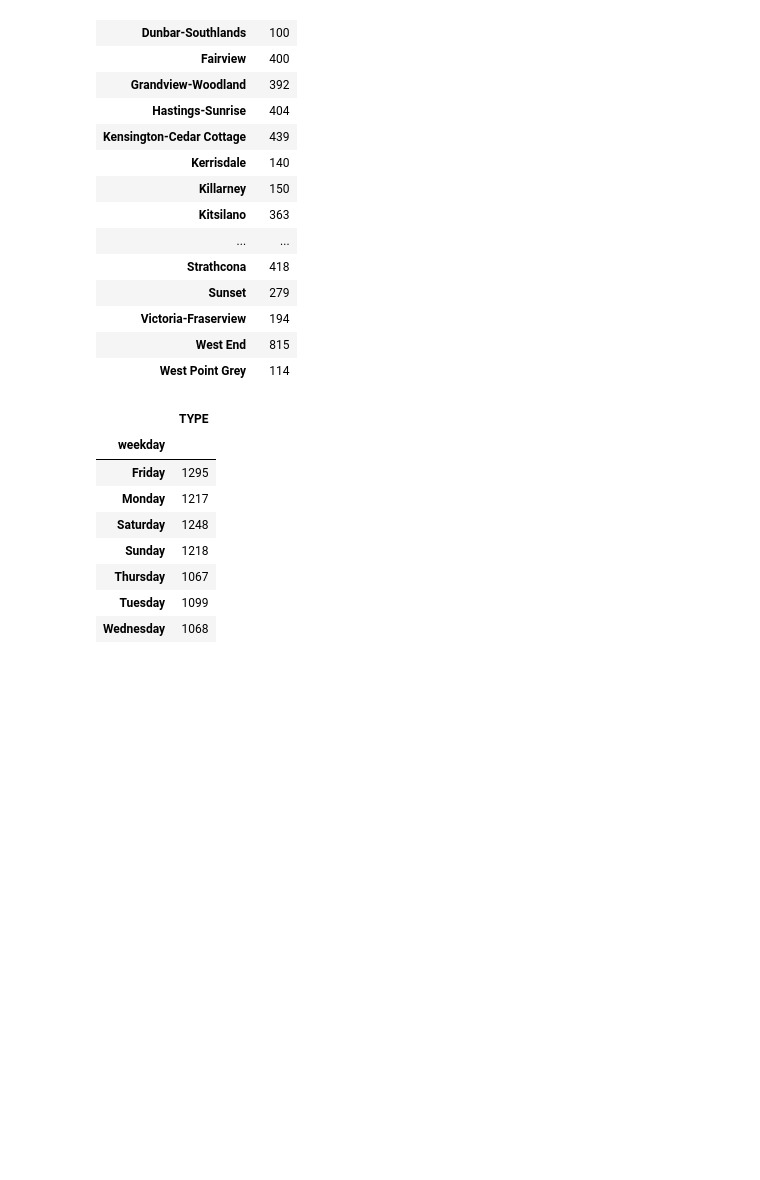
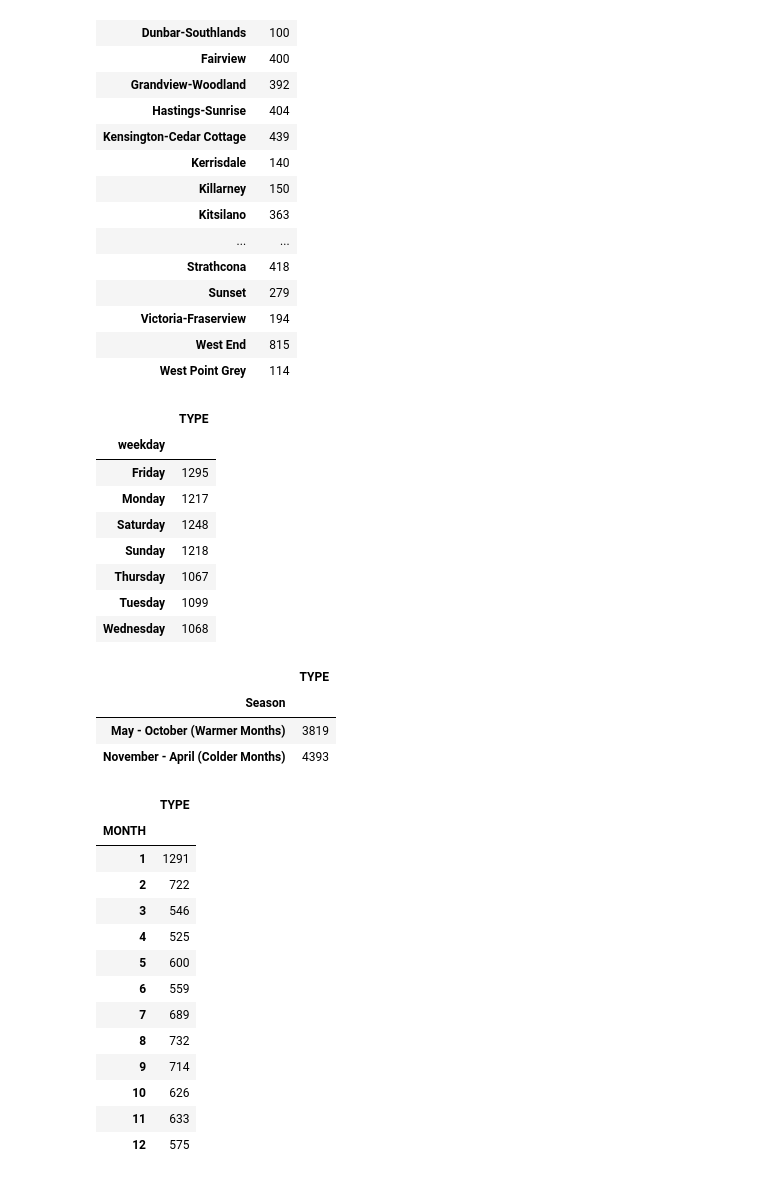
Before and after one commit to LazarAdamovic/Crime-in-Vancouver, a Jupyter notebook: Jupyter_notebooks_preprocessing.ipynb, the cells around one changed output. Cells and saved outputs as stored; diff of their text form; code cells hidden in the pictures; blank space fills up the shorter version.

```diff
--- a/Jupyter_notebooks_preprocessing.ipynb
+++ b/Jupyter_notebooks_preprocessing.ipynb
@@ -217,6 +218,30 @@ df_car_thefts[['weekday', 'TYPE']].groupby(['weekday']).count()
 | Thursday | 1067 |
 | Tuesday | 1099 |
 | Wednesday | 1068 |
+# %%
+df_car_thefts[['Season', 'TYPE']].groupby(['Season']).count()
+# %% [output]
+|  | TYPE |
+| Season |  |
+| May - October (Warmer Months) | 3819 |
+| November - April (Colder Months) | 4393 |
+# %%
+df_car_thefts[['MONTH', 'TYPE']].groupby(['MONTH']).count()
+# %% [output]
+|  | TYPE |
+| MONTH |  |
+| 1 | 1291 |
+| 2 | 722 |
+| 3 | 546 |
+| 4 | 525 |
+| 5 | 600 |
+| 6 | 559 |
+| 7 | 689 |
+| 8 | 732 |
+| 9 | 714 |
+| 10 | 626 |
+| 11 | 633 |
+| 12 | 575 |
 # %%
 # drop the columns we don't need
 
```
Also changed, not shown: parts of 2 cells of this notebook.
